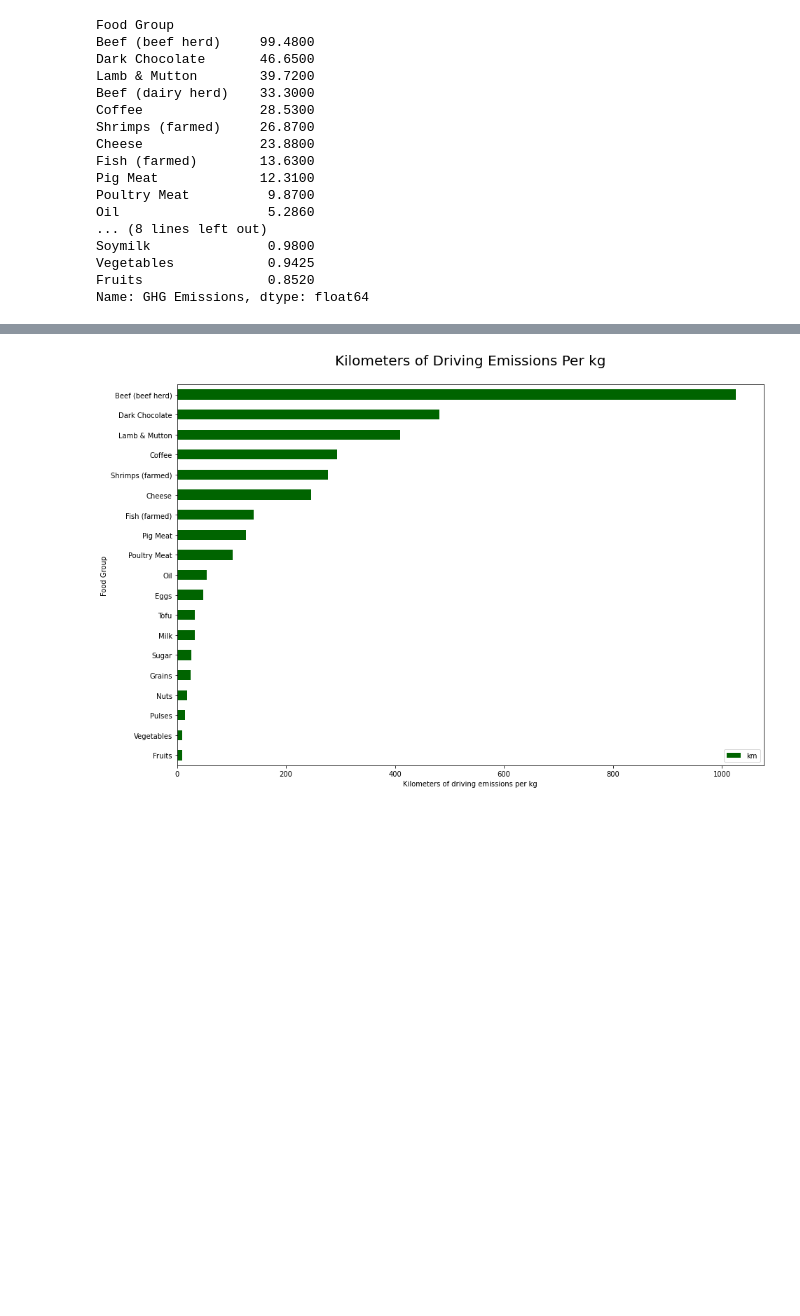
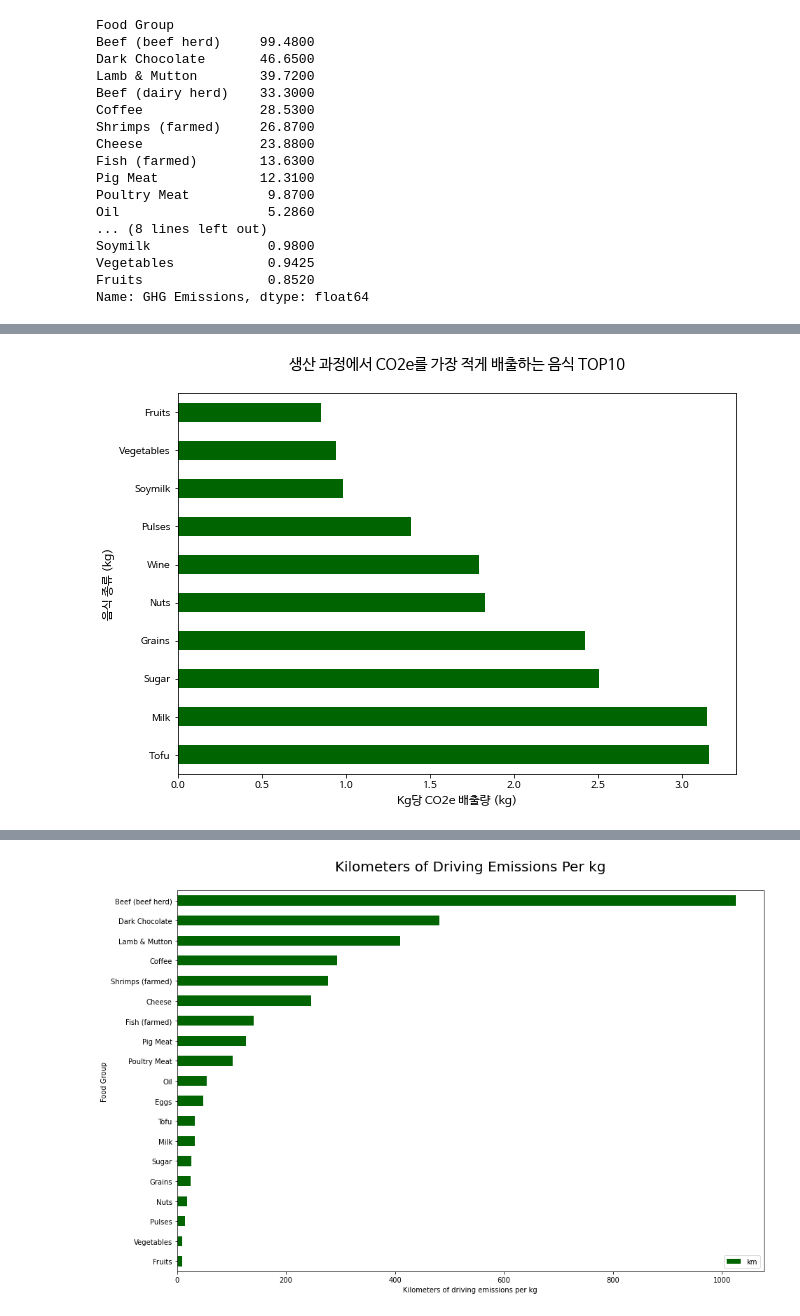
Before and after one commit to zzzzsb/Veganner, a Jupyter notebook: FoodEmissions.ipynb, the cells around one changed output, grey strips where cells are left out. Cells and saved outputs as stored; diff of their text form; code cells hidden in the pictures; blank space fills up the shorter version.

```diff
--- a/FoodEmissions.ipynb
+++ b/FoodEmissions.ipynb
@@ -238,3 +248,13 @@ plt.show()
+# %%
+# 가장 적게 배출하는 음식 top10
+fig, ax = plt.subplots(figsize=(10, 7))
+food_group.sort_values(ascending=False)[12:].plot(x='Food Group', y='GHG Emissions', kind='barh', ax=ax, color='darkgreen')
+plt.ylabel("음식 종류 (kg)", size=12)
+plt.xlabel("Kg당 CO2e 배출량 (kg)", size=12)
+plt.title("생산 과정에서 CO2e를 가장 적게 배출하는 음식 TOP10\n", size= 15)
+plt.show()
+# %% [output]
+[figure, added]
 # %%
 # 주행 온실가스 데이터 추가
 food = pd.DataFrame(food_group, columns=['GHG Emissions'])
```
Also changed, not shown: parts of 18 cells of this notebook.
